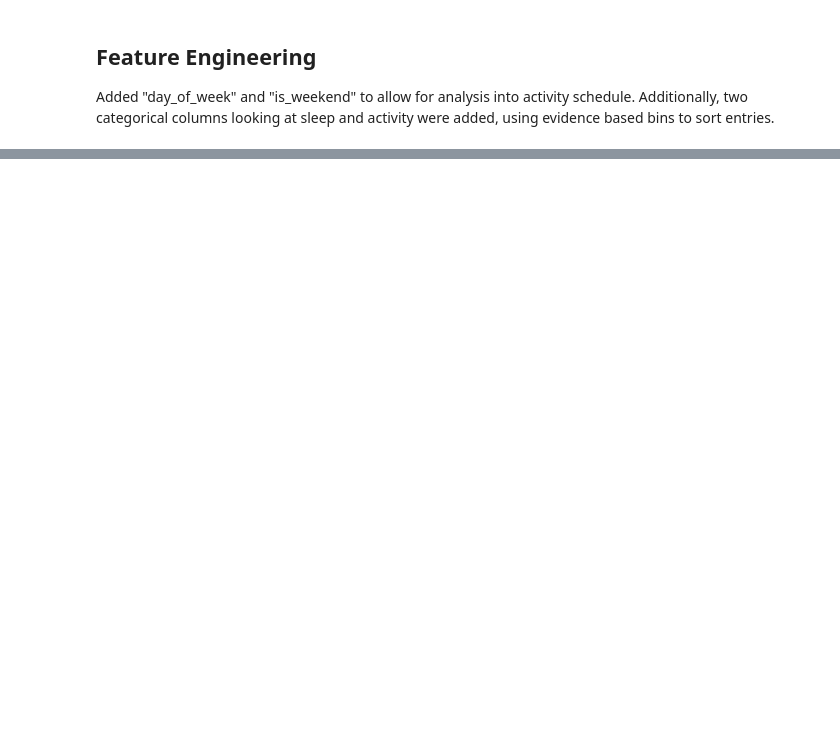
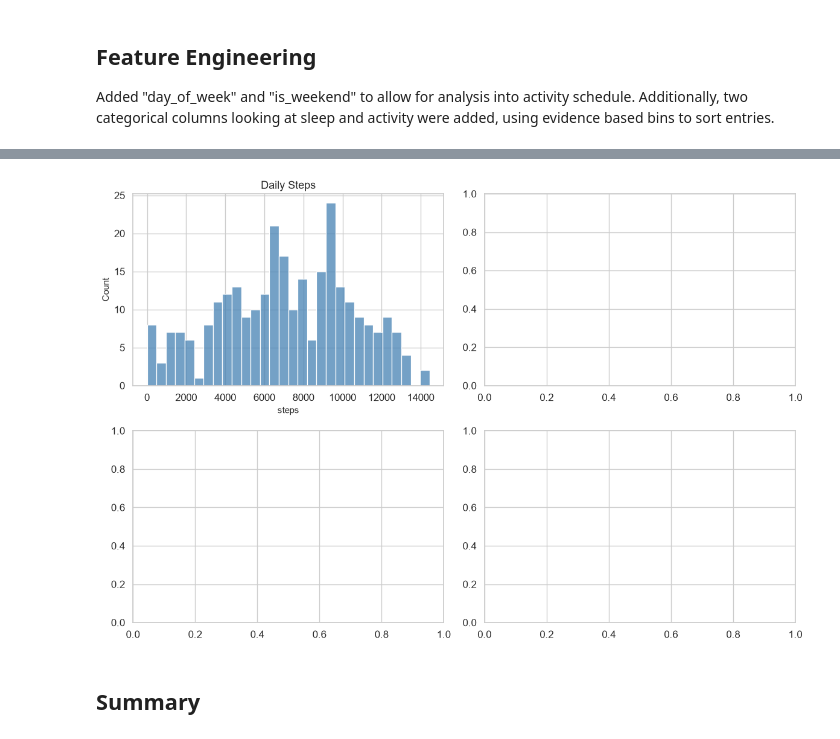
Before and after one commit to JacobReid108/Project, a Jupyter notebook: analysis.ipynb, the cells around one changed output, grey strips where cells are left out. Saved outputs shown, nothing was run; the diff lists cells and outputs as text; code cells hidden in the pictures; blank space fills up the shorter version.

Commit message:
Data analysis set-up

```diff
--- a/analysis.ipynb
+++ b/analysis.ipynb
@@ -459,0 +487,17 @@ None
+# %%
+# Poplation Overview
+
+# Temporal Patterns
+
+# Exploratory
+
+# Visualise data
+fig, axes = plt.subplots(2, 2, figsize=(12, 8))
+sns.histplot(df["steps"].dropna(), bins=30, ax=axes[0, 0], color="steelblue")
+axes[0, 0].set_title("Daily Steps")
+plt.tight_layout()
+plt.show()
+# %% [output]
+[figure, added]
+# %% [markdown]
+## Summary
```
Also changed, not shown: parts of 7 cells of this notebook.
